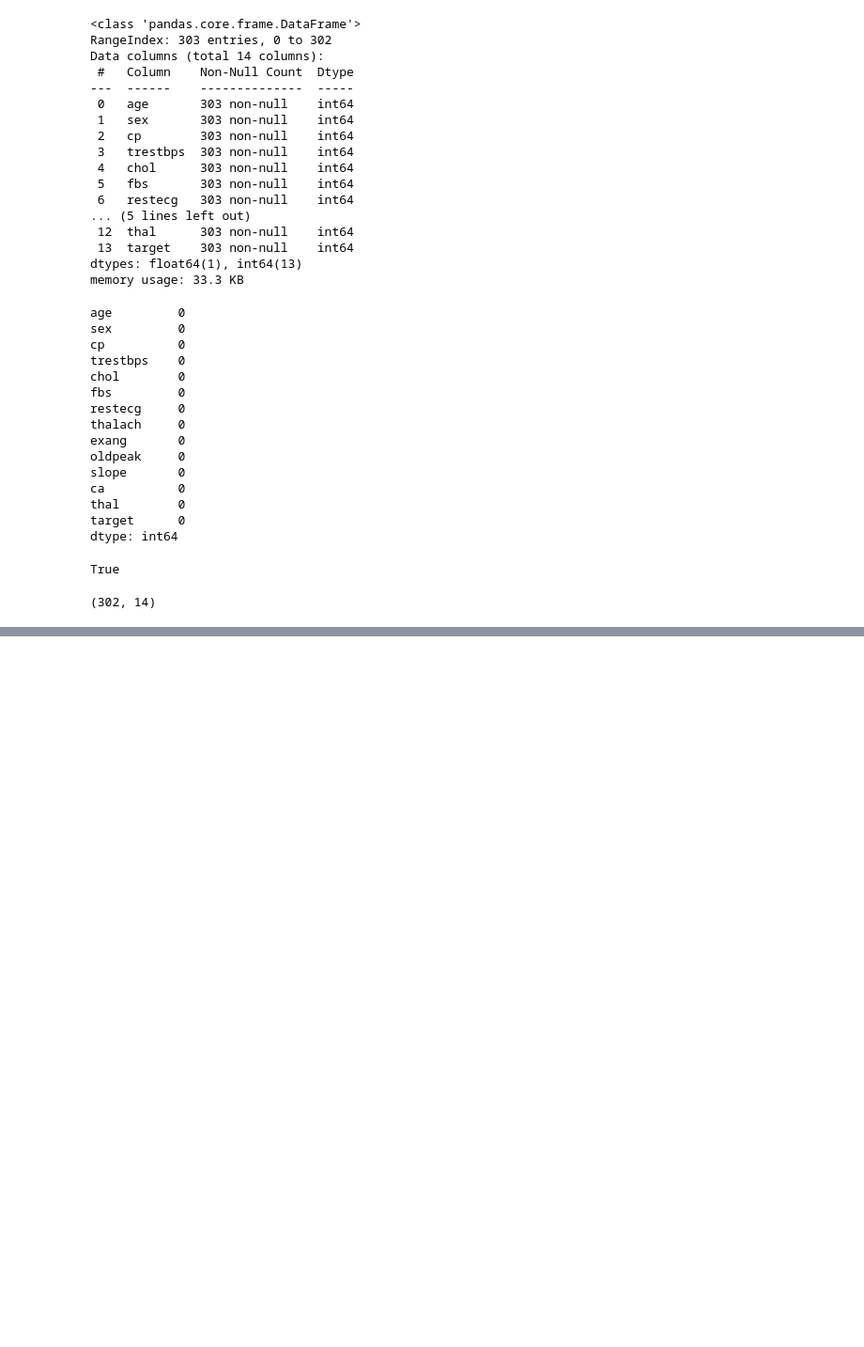
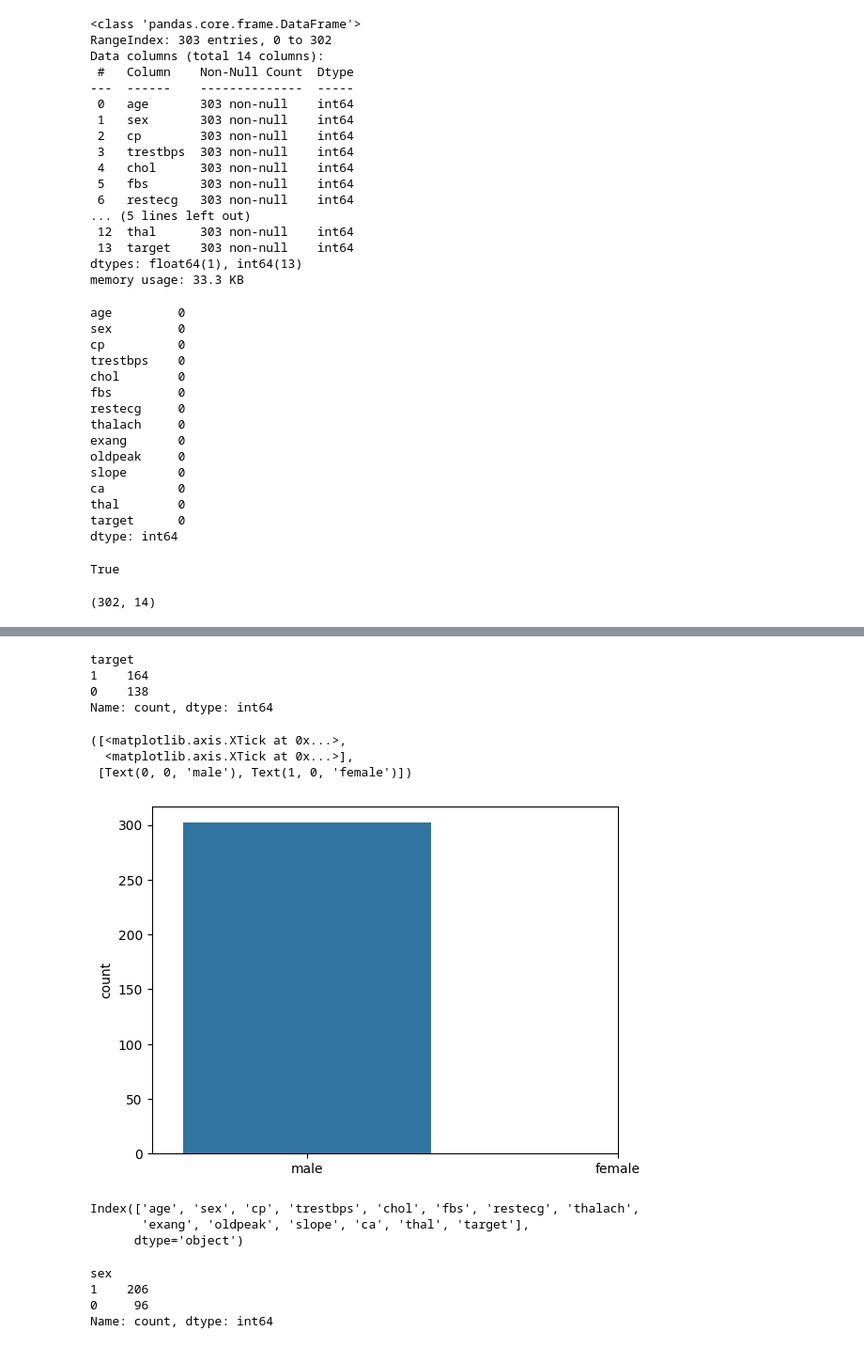
Before and after one commit to Nahsc0/python-data-science, a Jupyter notebook: Heart_Diseases_Prediction/Heart Diseases Prediction Model.ipynb, the cells around one changed output, grey strips where cells are left out. Shown at 94% size. Drawn from its saved outputs; the diff is of its cells as text; code cells hidden in the pictures; blank space fills up the shorter version.

```diff
--- a/Heart_Diseases_Prediction/Heart Diseases Prediction Model.ipynb
+++ b/Heart_Diseases_Prediction/Heart Diseases Prediction Model.ipynb
@@ -95,0 +128,28 @@ df.describe()
+# %%
+df['target'].value_counts()
+# %% [output]
+target
+1    164
+0    138
+Name: count, dtype: int64
+# %%
+sns.countplot(df['target'])
+plt.xticks([0,1],['male', 'female'])
+# %% [output]
+([<matplotlib.axis.XTick at 0x...>,
+  <matplotlib.axis.XTick at 0x...>],
+ [Text(0, 0, 'male'), Text(1, 0, 'female')])
+[figure, added]
+# %%
+df.columns
+# %% [output]
+Index(['age', 'sex', 'cp', 'trestbps', 'chol', 'fbs', 'restecg', 'thalach',
+       'exang', 'oldpeak', 'slope', 'ca', 'thal', 'target'],
+      dtype='object')
+# %%
+df['sex'].value_counts()
+# %% [output]
+sex
+1    206
+0     96
+Name: count, dtype: int64
```
Also changed, not shown: parts of 12 cells of this notebook.
